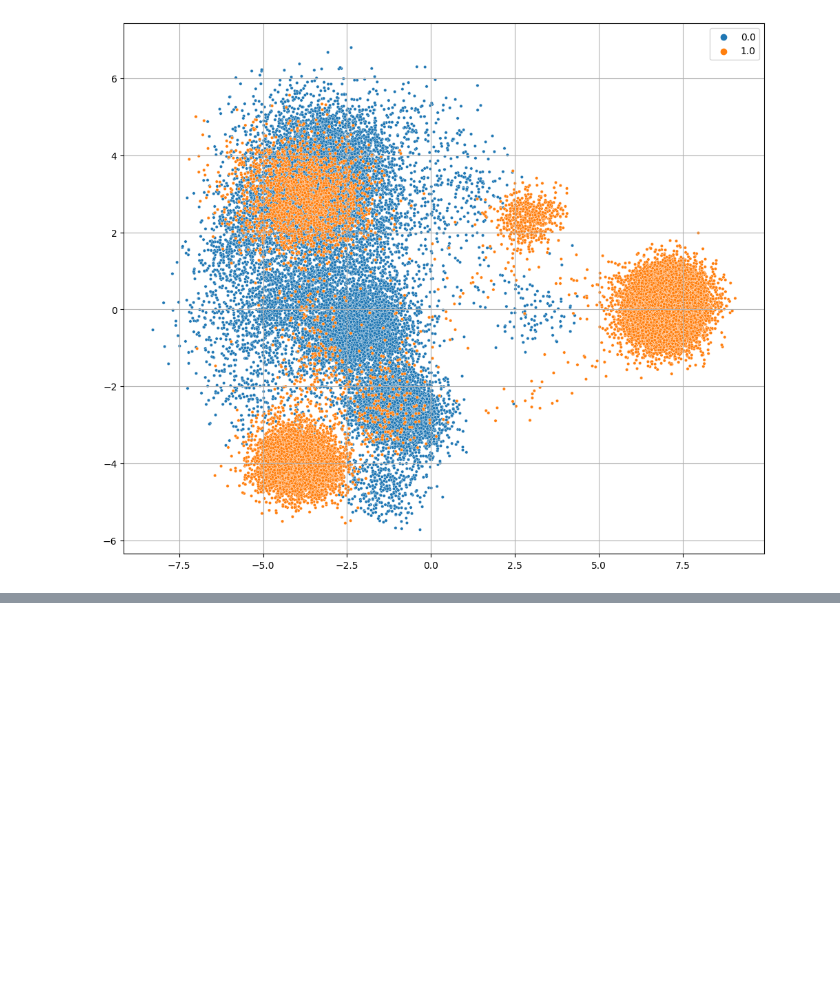
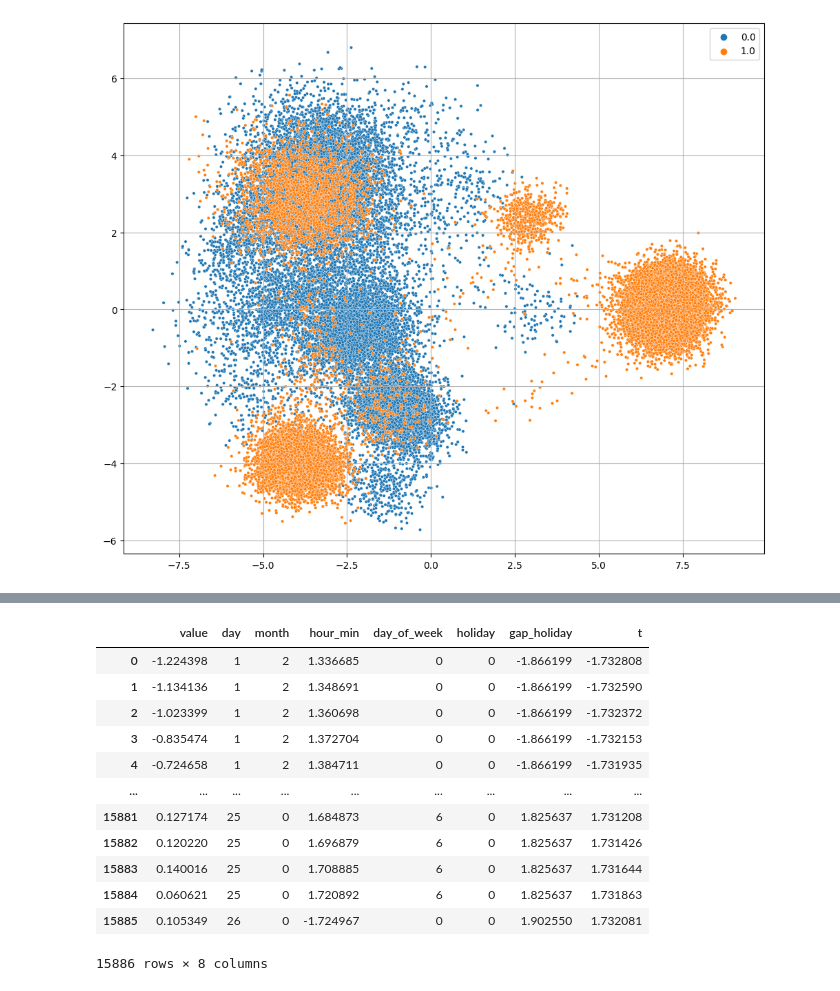
Before and after one commit to anjalianand10/VariationalAutoencodersForAnomalyDetection, a Jupyter notebook: VAE.ipynb, the cells around one changed output, grey strips where cells are left out. Cells and saved outputs as stored; diff of their text form; code cells hidden in the pictures; blank space fills up the shorter version.

```diff
--- a/VAE.ipynb
+++ b/VAE.ipynb
@@ -369,0 +472,11 @@ FileNotFoundError: [Errno 2] No such file or directory: '\\kaggle\\input\\nab\\r
+# %%
+test_ratio = 0.3
+tr_data = data.iloc[: int(len(data) * (1 - test_ratio))]
+tst_data = data.iloc[int(len(data) * (1 - test_ratio)) :]
+# %%
+scaler = preprocessing.StandardScaler().fit(tr_data[cont_vars])
+# %%
+tr_data_scaled = tr_data.copy()
+tr_data_scaled[cont_vars] = scaler.transform(tr_data[cont_vars])
+tst_data_scaled = tst_data.copy()
+tst_data_scaled[cont_vars] = scaler.transform(tst_data[cont_vars])
@@ -369,0 +506,16 @@ FileNotFoundError: [Errno 2] No such file or directory: '\\kaggle\\input\\nab\\r
+# %%
+tr_data_scaled
+# %% [output]
+|  | value | day | month | hour_min | day_of_week | holiday | gap_holiday | t |
+| 0 | -1.224398 | 1 | 2 | 1.336685 | 0 | 0 | -1.866199 | -1.732808 |
+| 1 | -1.134136 | 1 | 2 | 1.348691 | 0 | 0 | -1.866199 | -1.732590 |
+| 2 | -1.023399 | 1 | 2 | 1.360698 | 0 | 0 | -1.866199 | -1.732372 |
+| 3 | -0.835474 | 1 | 2 | 1.372704 | 0 | 0 | -1.866199 | -1.732153 |
+| 4 | -0.724658 | 1 | 2 | 1.384711 | 0 | 0 | -1.866199 | -1.731935 |
+| ... | ... | ... | ... | ... | ... | ... | ... | ... |
+| 15881 | 0.127174 | 25 | 0 | 1.684873 | 6 | 0 | 1.825637 | 1.731208 |
+| 15882 | 0.120220 | 25 | 0 | 1.696879 | 6 | 0 | 1.825637 | 1.731426 |
+| 15883 | 0.140016 | 25 | 0 | 1.708885 | 6 | 0 | 1.825637 | 1.731644 |
+| 15884 | 0.060621 | 25 | 0 | 1.720892 | 6 | 0 | 1.825637 | 1.731863 |
+| 15885 | 0.105349 | 26 | 0 | -1.724967 | 0 | 0 | 1.902550 | 1.732081 |
+15886 rows × 8 columns
```
Also changed, not shown: parts of 19 cells of this notebook, 2 other files.
